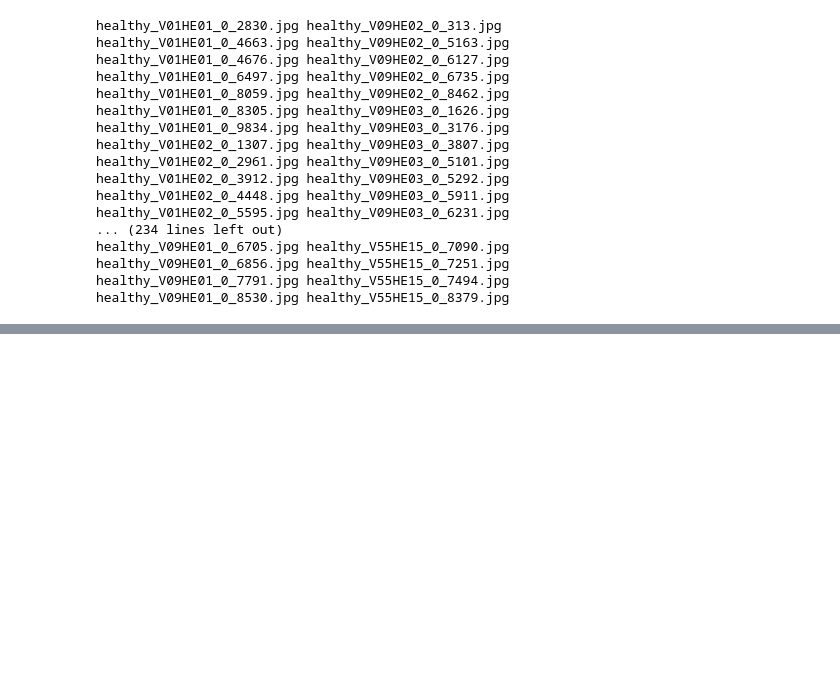
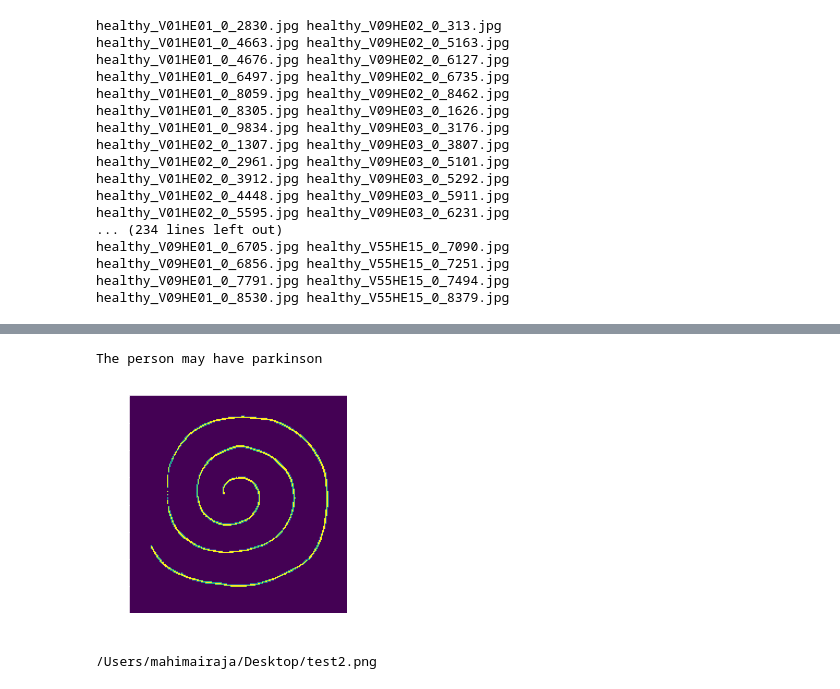
Before and after one commit to mahimairaja/Parkinson_Detection_spiral, a Jupyter notebook: Parkinson_Detection/Hand_drawings/Testing_01.ipynb, the cells around one changed output, grey strips where cells are left out. Saved outputs shown, nothing was run; the diff lists cells and outputs as text; code cells hidden in the pictures; blank space fills up the shorter version.

```diff
--- a/Parkinson_Detection/Hand_drawings/Testing_01.ipynb
+++ b/Parkinson_Detection/Hand_drawings/Testing_01.ipynb
@@ -76,0 +106,25 @@ The person is Healthy
+# %%
+if prediction < 0.5:
+    print(f'The person is Healthy')
+else:
+    print(f'The person may have parkinson')
+# %% [output]
+The person may have parkinson
+# %%
+cur_dir = os.getcwd()
+img_path = os.path.join('/Users/mahimairaja/Desktop/test2.png')
+
+img = cv2.imread(img_path)
+image = cv2.cvtColor(img, cv2.COLOR_BGR2GRAY)
+image = cv2.resize(image, (200, 200))
+img = cv2.threshold(image, 0, 255, cv2.THRESH_BINARY_INV | cv2.THRESH_OTSU)[1]
+cv2.imwrite('/Users/mahimairaja/Desktop/tes2.png', img)
+
+
+plt.imshow(img)
+plt.show()
+
+print(img_path)
+# %% [output]
+[figure, added]
+/Users/mahimairaja/Desktop/test2.png
```
Also changed, not shown: parts of 15 cells of this notebook.
